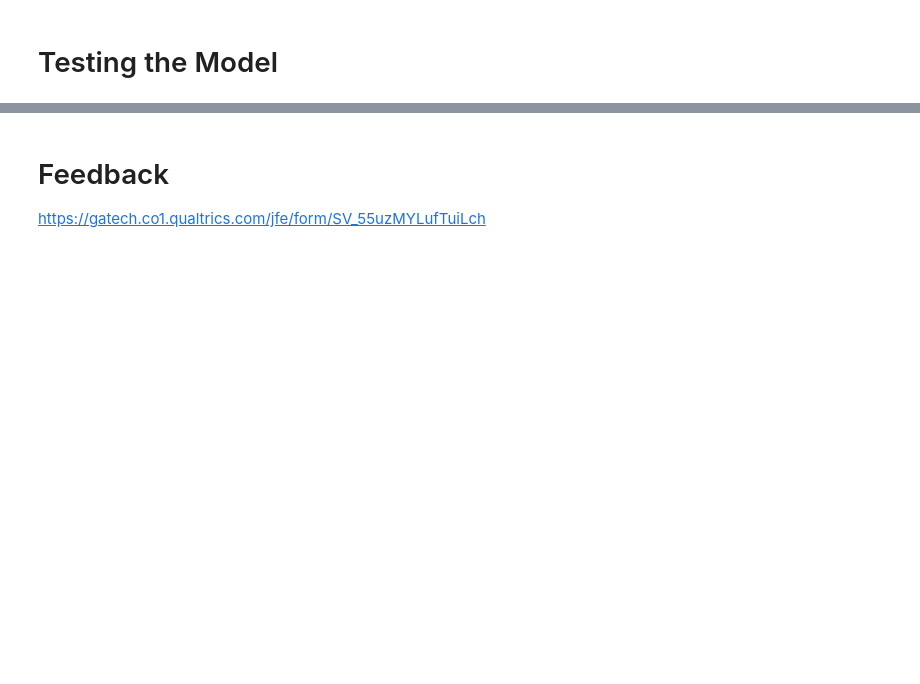
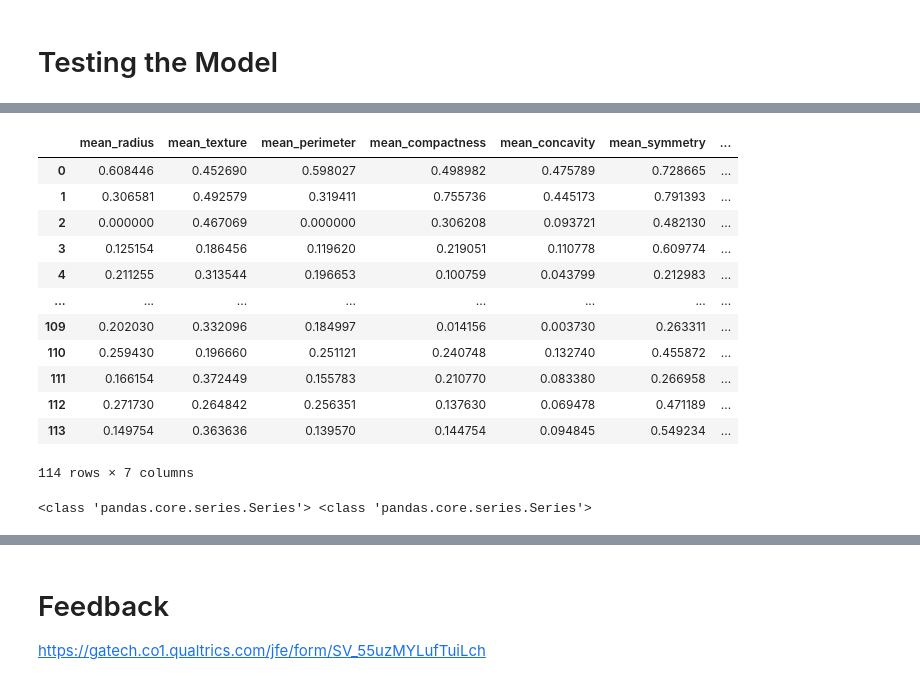
Before and after one commit to chrisblanton/gatech_machine_learning, a Jupyter notebook: Applications of Machine Learning.ipynb, the cells around one changed output, grey strips where cells are left out. Cells and saved outputs as stored; diff of their text form; code cells hidden in the pictures; blank space fills up the shorter version.

```diff
--- a/Applications of Machine Learning.ipynb
+++ b/Applications of Machine Learning.ipynb
@@ -356,0 +653,18 @@ print("Accuracy = {}".format(accuracy_score))
+# %%
+testing_features_scaled = scaler.fit_transform(testing_features)
+testing_features_scaled = pd.DataFrame(testing_features_scaled, columns=testing_features.columns)
+testing_features_scaled
+# %% [output]
+|  | mean_radius | mean_texture | mean_perimeter | mean_compactness | mean_concavity | mean_symmetry | ... |
+| 0 | 0.608446 | 0.452690 | 0.598027 | 0.498982 | 0.475789 | 0.728665 | ... |
+| 1 | 0.306581 | 0.492579 | 0.319411 | 0.755736 | 0.445173 | 0.791393 | ... |
+| 2 | 0.000000 | 0.467069 | 0.000000 | 0.306208 | 0.093721 | 0.482130 | ... |
+| 3 | 0.125154 | 0.186456 | 0.119620 | 0.219051 | 0.110778 | 0.609774 | ... |
+| 4 | 0.211255 | 0.313544 | 0.196653 | 0.100759 | 0.043799 | 0.212983 | ... |
+| ... | ... | ... | ... | ... | ... | ... | ... |
+| 109 | 0.202030 | 0.332096 | 0.184997 | 0.014156 | 0.003730 | 0.263311 | ... |
+| 110 | 0.259430 | 0.196660 | 0.251121 | 0.240748 | 0.132740 | 0.455872 | ... |
+| 111 | 0.166154 | 0.372449 | 0.155783 | 0.210770 | 0.083380 | 0.266958 | ... |
+| 112 | 0.271730 | 0.264842 | 0.256351 | 0.137630 | 0.069478 | 0.471189 | ... |
+| 113 | 0.149754 | 0.363636 | 0.139570 | 0.144754 | 0.094845 | 0.549234 | ... |
+114 rows × 7 columns
@@ -356,0 +673,4 @@ print("Accuracy = {}".format(accuracy_score))
+# %%
+print(type(training_features_scaled['mean_radius']), type(training_labels['target']))
+# %% [output]
+<class 'pandas.core.series.Series'> <class 'pandas.core.series.Series'>
```
Also changed, not shown: parts of 37 cells of this notebook, 1 other file.
